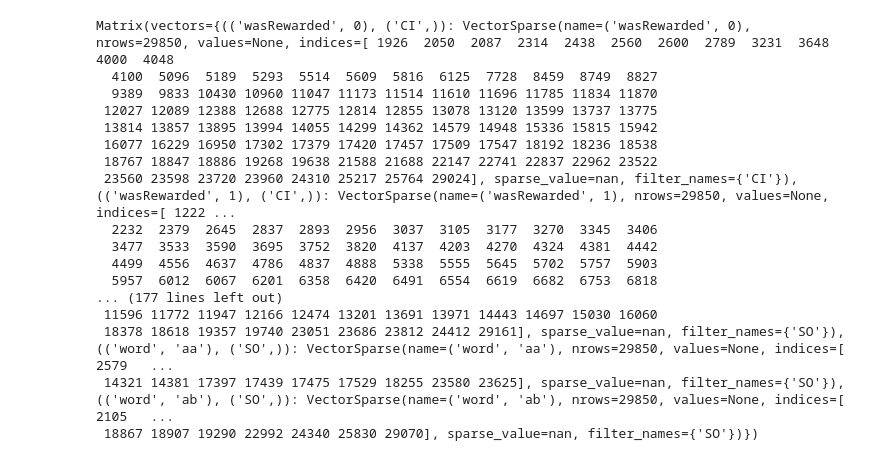
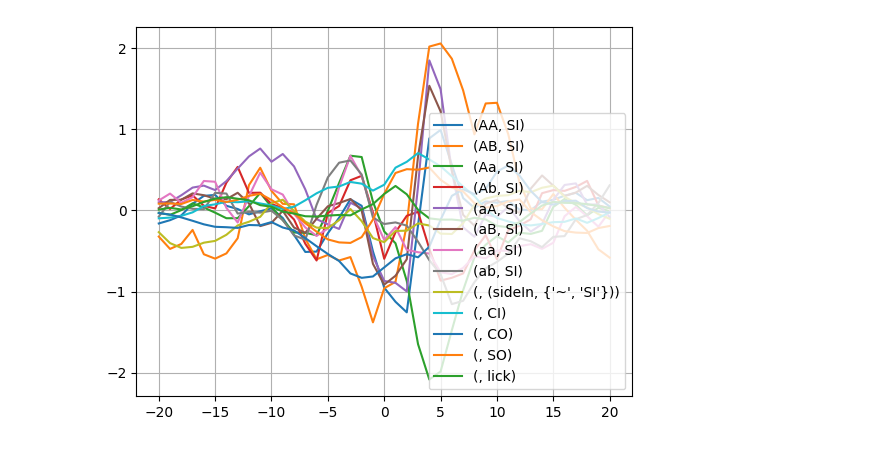
Before and after one commit to bernardosabatinilab/sabatinilab-glm, a Jupyter notebook: final_pipeline/fit_glm.ipynb, the cells around one changed output. Cells and saved outputs as stored; diff of their text form; code cells hidden in the pictures.

Commit message:
Update to GLM fits into sparse loop

```diff
--- a/final_pipeline/fit_glm.ipynb
+++ b/final_pipeline/fit_glm.ipynb
@@ -45,51 +45,66 @@ trial_cat_columns = ['wasRewarded', 'word',]
 signal_dense_columns = ['gDA', 'gACH',]
 signal_sparse_columns = ['lick', 'sideIn']
 # %%
+use_history_glm = True
+
 for dict_inputdata in lst_dict_inputdata:
     df_signal = pd.read_csv(dict_inputdata['filepath_signal']).rename(dict_inputdata['columnRenames_signal'], axis=1)
     df_trial = pd.read_csv(dict_inputdata['filepath_trial']).rename(dict_inputdata['columnRenames_trial'], axis=1)
 
     df_trial['nTrial'] = np.arange(df_trial.shape[0])
     df_signal['lick'] = construct_lick(df_signal, 'leftLick', 'rightLick')
     df_signal['sideIn'] = construct_signal_entry(df_signal, 'rightIn', 'leftIn')
 
     nrows = df_signal.shape[0]
 
     df_trial = df_trial[(df_trial[trial_index_columns] == 0).sum(axis=1) == 0]
     df_trial_indices = df_trial[trial_index_columns]
 
     matrix_signal_sparse = util.Matrix.from_pd_dense_num(df_signal[signal_sparse_columns]).one_hots_to_inx()
     matrix_signal_dense = util.Matrix.from_pd_dense_num(df_signal[signal_dense_columns])
     matrix_trial_inx = util.Matrix.from_pd_sparse_num(nrows, indices=df_trial_indices - 1, values=None, sparse_value=0)
     matrix_trial_num = util.Matrix.from_pd_sparse_num(nrows, indices=df_trial_indices - 1, values=df_trial[trial_num_columns], sparse_value=np.nan)
     matrix_trial_cat = util.Matrix.from_pd_sparse_cat(nrows, indices=df_trial_indices - 1, values=df_trial[trial_cat_columns], sparse_value=np.nan)
 
     matrix_all_preds = util.Matrix([matrix_signal_sparse, matrix_signal_dense, matrix_trial_inx, matrix_trial_num, matrix_trial_cat])
 
-    # # print(matrix_all_preds.vectors['centerOcc'])
+    CI = matrix_all_preds[('', 'CI')]
+    CO = matrix_all_preds[('', 'CO')]
+    SI = matrix_all_preds[('', 'SI')]
+    SO = matrix_all_preds[('', 'SO')]
+    lick = matrix_all_preds[('', 'lick')]
+    SEnt = (matrix_all_preds[('', 'sideIn')]&~matrix_all_preds[('', 'SI')])
+    SI_rew = matrix_all_preds[('wasRewarded', 'SI')]
+    SI_wd = matrix_all_preds[('word', 'SI')]
 
+    gDA = matrix_all_preds['gDA']
+    gACH = matrix_all_preds['gACH']
 
-    # mtc = matrix_trial_cat.to_pd()['nTrial']
-    # display(mtc[(~mtc.isna()).sum(axis=1) > 0])
-    # # display(matrix_trial_cat.to_pd()['nTrial'])
-    # display(matrix_trial_inx.to_pd())
+    lst_rewards = [CI, CO, SO, lick, SEnt]
+    if use_history_glm:
+        lst_rewards += [SI_wd]
+    else:
+        lst_rewards += [SI_rew]
+    [reward.set_sparse_value(0.0) for reward in lst_rewards];
+
+    X_reward = util.Matrix(lst_rewards).shift(range(-20, 21))
+
+    y_gDA = gDA
+    y_gACH = gACH
+
+    df_X_reward = X_reward.to_pd().sort_index(axis=1)
+    srs_y_gDA = y_gDA.to_pd()
+    srs_y_gACH = y_gACH.to_pd()
+
+    keep_rows_reward = df_X_reward.isna().sum(axis=1) == 0
+    df_X_reward_keep = df_X_reward[keep_rows_reward.values]
+    srs_y_gDA_keep = srs_y_gDA[keep_rows_reward.values]
+
+    from sklearn.linear_model import LinearRegression
+    lr = LinearRegression(fit_intercept=False)
+    lr.fit(df_X_reward_keep, srs_y_gDA_keep)
+    srs = pd.Series({a:b for a,b in zip(df_X_reward_keep.columns, lr.coef_)}).unstack().T
+    srs.columns = [(col[0][1] if type(col[0]) == tuple else col[0], col[1]) for col in srs.columns]
+    srs.plot(grid=True)
+# %% [output]
+[figure, added]
-# %%
-util.Matrix.from_pd_sparse_cat(nrows, indices=df_trial_indices - 1, values=df_trial[trial_cat_columns], sparse_value=np.nan)
-# %% [output]
-Matrix(vectors={(('wasRewarded', 0), ('CI',)): VectorSparse(name=('wasRewarded', 0), nrows=29850, values=None, indices=[ 1926  2050  2087  2314  2438  2560  2600  2789  3231  3648  4000  4048
-  4100  5096  5189  5293  5514  5609  5816  6125  7728  8459  8749  8827
-  9389  9833 10430 10960 11047 11173 11514 11610 11696 11785 11834 11870
- 12027 12089 12388 12688 12775 12814 12855 13078 13120 13599 13737 13775
- 13814 13857 13895 13994 14055 14299 14362 14579 14948 15336 15815 15942
- 16077 16229 16950 17302 17379 17420 17457 17509 17547 18192 18236 18538
- 18767 18847 18886 19268 19638 21588 21688 22147 22741 22837 22962 23522
- 23560 23598 23720 23960 24310 25217 25764 29024], sparse_value=nan, filter_names={'CI'}), (('wasRewarded', 1), ('CI',)): VectorSparse(name=('wasRewarded', 1), nrows=29850, values=None, indices=[ 1222 ...
-  2232  2379  2645  2837  2893  2956  3037  3105  3177  3270  3345  3406
-  3477  3533  3590  3695  3752  3820  4137  4203  4270  4324  4381  4442
-  4499  4556  4637  4786  4837  4888  5338  5555  5645  5702  5757  5903
-  5957  6012  6067  6201  6358  6420  6491  6554  6619  6682  6753  6818
-... (177 lines left out)
- 11596 11772 11947 12166 12474 13201 13691 13971 14443 14697 15030 16060
- 18378 18618 19357 19740 23051 23686 23812 24412 29161], sparse_value=nan, filter_names={'SO'}), (('word', 'aa'), ('SO',)): VectorSparse(name=('word', 'aa'), nrows=29850, values=None, indices=[ 2579   ...
- 14321 14381 17397 17439 17475 17529 18255 23580 23625], sparse_value=nan, filter_names={'SO'}), (('word', 'ab'), ('SO',)): VectorSparse(name=('word', 'ab'), nrows=29850, values=None, indices=[ 2105   ...
- 18867 18907 19290 22992 24340 25830 29070], sparse_value=nan, filter_names={'SO'})})
```
Also changed, not shown: parts of 9 cells of this notebook.
